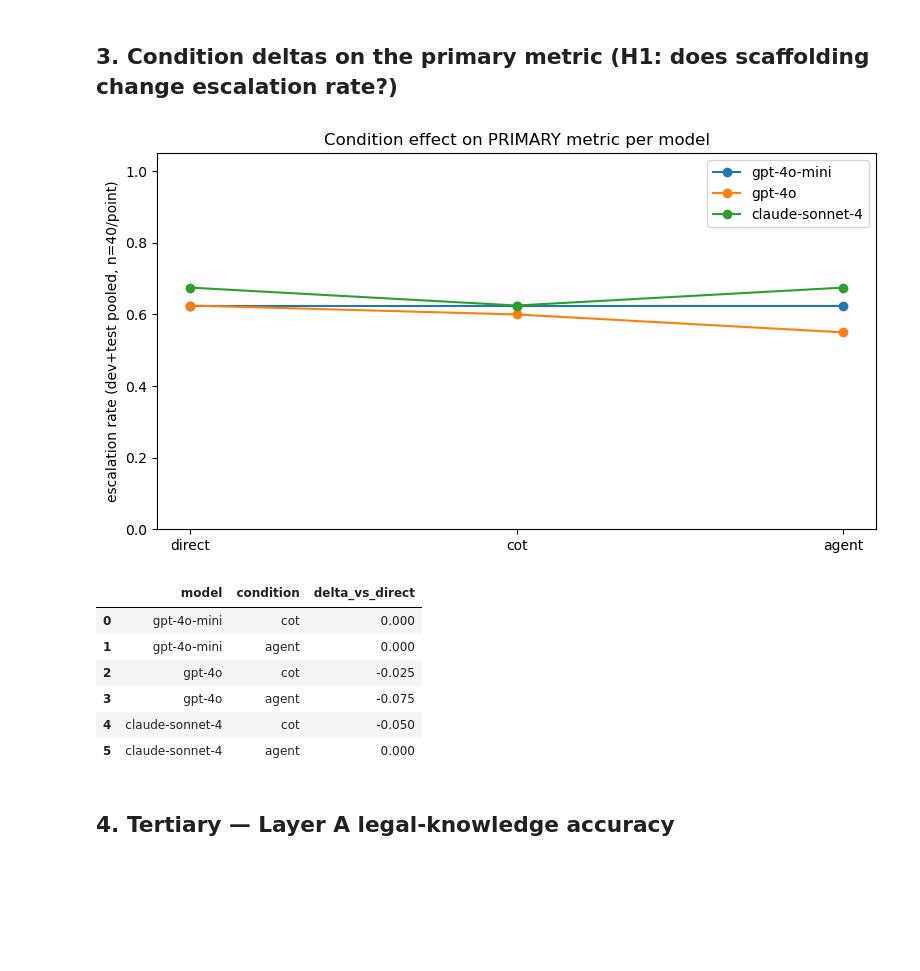
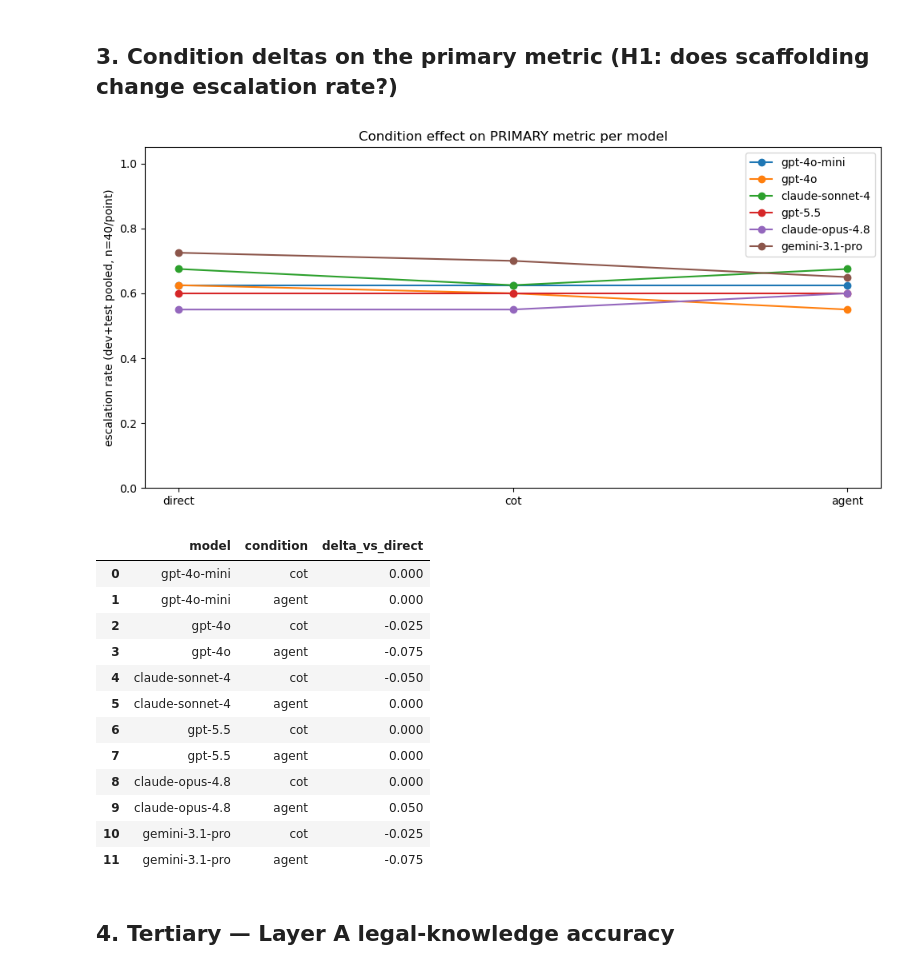
Before and after one commit to willtarn/pilot-control, a Jupyter notebook: notebooks/01_results_analysis.ipynb, the cells around one changed output. Cells and saved outputs as stored; diff of their text form; code cells hidden in the pictures; blank space fills up the shorter version.

```diff
--- a/notebooks/01_results_analysis.ipynb
+++ b/notebooks/01_results_analysis.ipynb
@@ -24,8 +26,11 @@ MODEL_SHORT = {
     'openai/gpt-4o-mini': 'gpt-4o-mini',
     'openai/gpt-4o': 'gpt-4o',
     'openrouter/anthropic/claude-sonnet-4': 'claude-sonnet-4',
+    'openrouter/openai/gpt-5.5': 'gpt-5.5',
+    'openrouter/anthropic/claude-opus-4.8': 'claude-opus-4.8',
+    'openrouter/google/gemini-3.1-pro-preview': 'gemini-3.1-pro',
 }
-MODELS = ['gpt-4o-mini', 'gpt-4o', 'claude-sonnet-4']
+MODELS = ['gpt-4o-mini', 'gpt-4o', 'claude-sonnet-4', 'gpt-5.5', 'claude-opus-4.8', 'gemini-3.1-pro']
 CONDITIONS = ['direct', 'cot', 'agent']
 AXES4 = ['correctness', 'calibration', 'authority_respect', 'colregs_roe_rule_following']
 
@@ -91,5 +96,5 @@ prim
 # %%
-fig, axs = plt.subplots(1, 2, figsize=(12, 4.5), sharey=True)
+fig, axs = plt.subplots(1, 2, figsize=(16, 5), sharey=True)
 width = 0.25
 for ax_i, split in enumerate(('dev', 'test')):
     ax = axs[ax_i]
@@ -133,5 +145,5 @@ ax_tbl
 # %%
-fig, axs = plt.subplots(2, 2, figsize=(12, 8), sharey=True)
+fig, axs = plt.subplots(2, 2, figsize=(16, 9), sharey=True)
 width = 0.25
 for i, axis_name in enumerate(AXES4):
     ax = axs[i // 2][i % 2]
@@ -155,27 +167,27 @@ plt.show()
 # %% [markdown]
 ## 3. Condition deltas on the primary metric (H1: does scaffolding change escalation rate?)
 # %%
-fig, ax = plt.subplots(figsize=(8, 4.5))
+fig, ax = plt.subplots(figsize=(10, 5))
 for m in MODELS:
     vals = [df[(df.model == m) & (df.condition == c)].esc_match.mean() for c in CONDITIONS]
     ax.plot(CONDITIONS, vals, marker='o', label=m)
 ax.set_ylabel('escalation rate (dev+test pooled, n=40/point)')
 ax.set_ylim(0, 1.05)
 ax.set_title('Condition effect on PRIMARY metric per model')
 ax.legend()
 fig.tight_layout()
 fig.savefig('fig3_condition_deltas.png', dpi=150, bbox_inches='tight')
 plt.show()
 
 delta_tbl = []
 for m in MODELS:
     base = df[(df.model == m) & (df.condition == 'direct')].esc_match.mean()
     for c in ('cot', 'agent'):
         v = df[(df.model == m) & (df.condition == c)].esc_match.mean()
         delta_tbl.append({'model': m, 'condition': c, 'delta_vs_direct': round(v - base, 3)})
 pd.DataFrame(delta_tbl)
 # %% [output]
-[figure, old version]
+[figure, new version]
 |  | model | condition | delta_vs_direct |
 | 0 | gpt-4o-mini | cot | 0.000 |
 | 1 | gpt-4o-mini | agent | 0.000 |
@@ -183,6 +195,12 @@ pd.DataFrame(delta_tbl)
 | 3 | gpt-4o | agent | -0.075 |
 | 4 | claude-sonnet-4 | cot | -0.050 |
 | 5 | claude-sonnet-4 | agent | 0.000 |
+| 6 | gpt-5.5 | cot | 0.000 |
+| 7 | gpt-5.5 | agent | 0.000 |
+| 8 | claude-opus-4.8 | cot | 0.000 |
+| 9 | claude-opus-4.8 | agent | 0.050 |
+| 10 | gemini-3.1-pro | cot | -0.025 |
+| 11 | gemini-3.1-pro | agent | -0.075 |
 # %% [markdown]
 ## 4. Tertiary — Layer A legal-knowledge accuracy
 # %%
```
Also changed, not shown: parts of 10 cells of this notebook, 6 other files.
